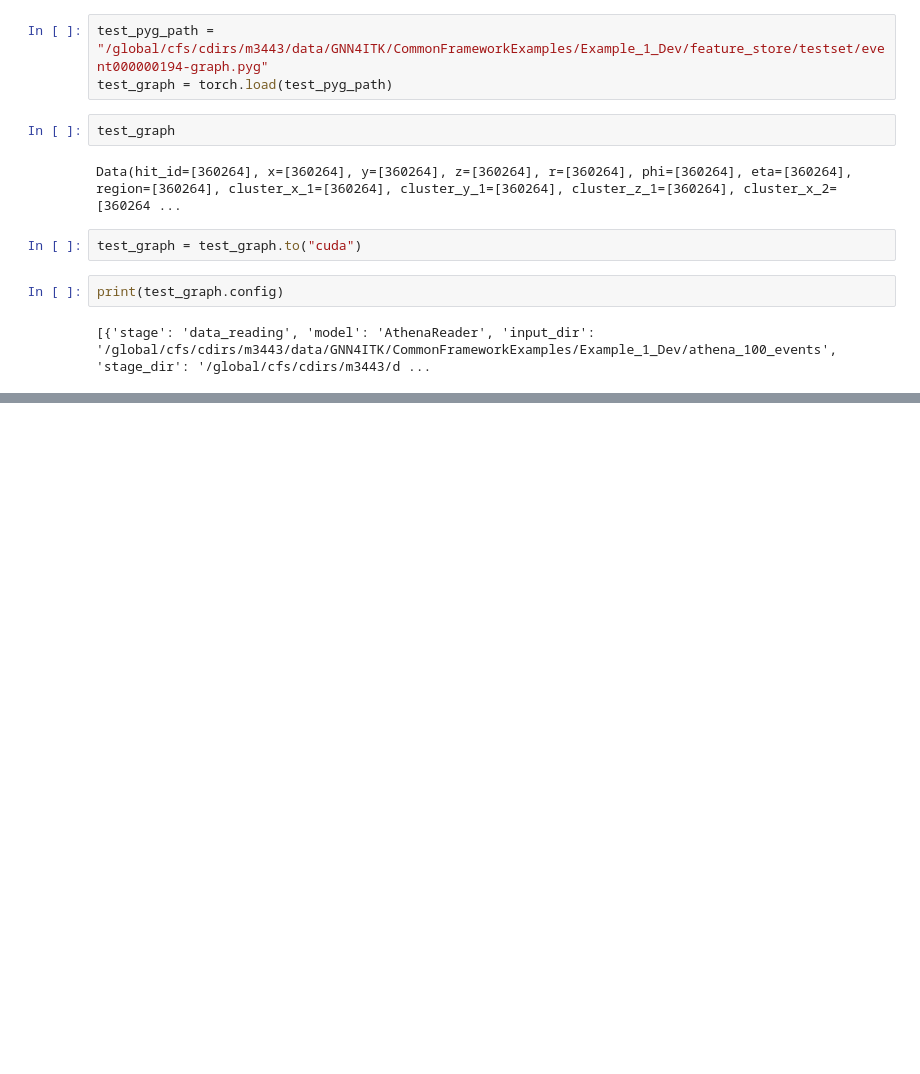
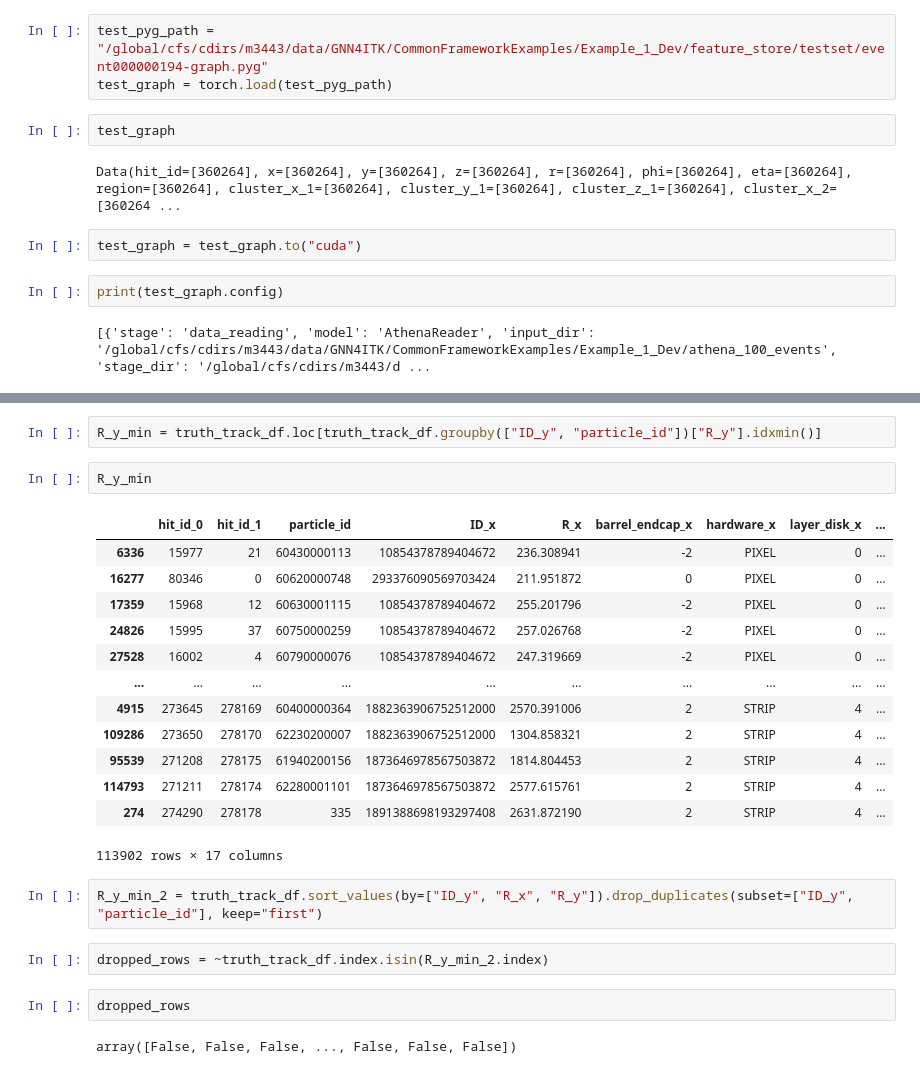
Before and after one commit to GNN4ITkTeam/CommonFramework, a Jupyter notebook: notebooks/testing/0-DM-AthenaReader.ipynb, the cells around one changed output, grey strips where cells are left out. Cells and saved outputs as stored; diff of their text form; blank space fills up the shorter version.

```diff
--- a/notebooks/testing/0-DM-AthenaReader.ipynb
+++ b/notebooks/testing/0-DM-AthenaReader.ipynb
@@ -569,0 +717,26 @@ print(test_graph.config)
+# %%
+R_y_min = truth_track_df.loc[truth_track_df.groupby(["ID_y", "particle_id"])["R_y"].idxmin()]
+# %%
+R_y_min
+# %% [output]
+|  | hit_id_0 | hit_id_1 | particle_id | ID_x | R_x | barrel_endcap_x | hardware_x | layer_disk_x | ... |
+| 6336 | 15977 | 21 | 60430000113 | 10854378789404672 | 236.308941 | -2 | PIXEL | 0 | ... |
+| 16277 | 80346 | 0 | 60620000748 | 293376090569703424 | 211.951872 | 0 | PIXEL | 0 | ... |
+| 17359 | 15968 | 12 | 60630001115 | 10854378789404672 | 255.201796 | -2 | PIXEL | 0 | ... |
+| 24826 | 15995 | 37 | 60750000259 | 10854378789404672 | 257.026768 | -2 | PIXEL | 0 | ... |
+| 27528 | 16002 | 4 | 60790000076 | 10854378789404672 | 247.319669 | -2 | PIXEL | 0 | ... |
+| ... | ... | ... | ... | ... | ... | ... | ... | ... | ... |
+| 4915 | 273645 | 278169 | 60400000364 | 1882363906752512000 | 2570.391006 | 2 | STRIP | 4 | ... |
+| 109286 | 273650 | 278170 | 62230200007 | 1882363906752512000 | 1304.858321 | 2 | STRIP | 4 | ... |
+| 95539 | 271208 | 278175 | 61940200156 | 1873646978567503872 | 1814.804453 | 2 | STRIP | 4 | ... |
+| 114793 | 271211 | 278174 | 62280001101 | 1873646978567503872 | 2577.615761 | 2 | STRIP | 4 | ... |
+| 274 | 274290 | 278178 | 335 | 1891388698193297408 | 2631.872190 | 2 | STRIP | 4 | ... |
+113902 rows × 17 columns
+# %%
+R_y_min_2 = truth_track_df.sort_values(by=["ID_y", "R_x", "R_y"]).drop_duplicates(subset=["ID_y", "particle_id"], keep="first")
+# %%
+dropped_rows = ~truth_track_df.index.isin(R_y_min_2.index)
+# %%
+dropped_rows
+# %% [output]
+array([False, False, False, ..., False, False, False])
```
Also changed, not shown: parts of 40 cells of this notebook, 14 other files.
